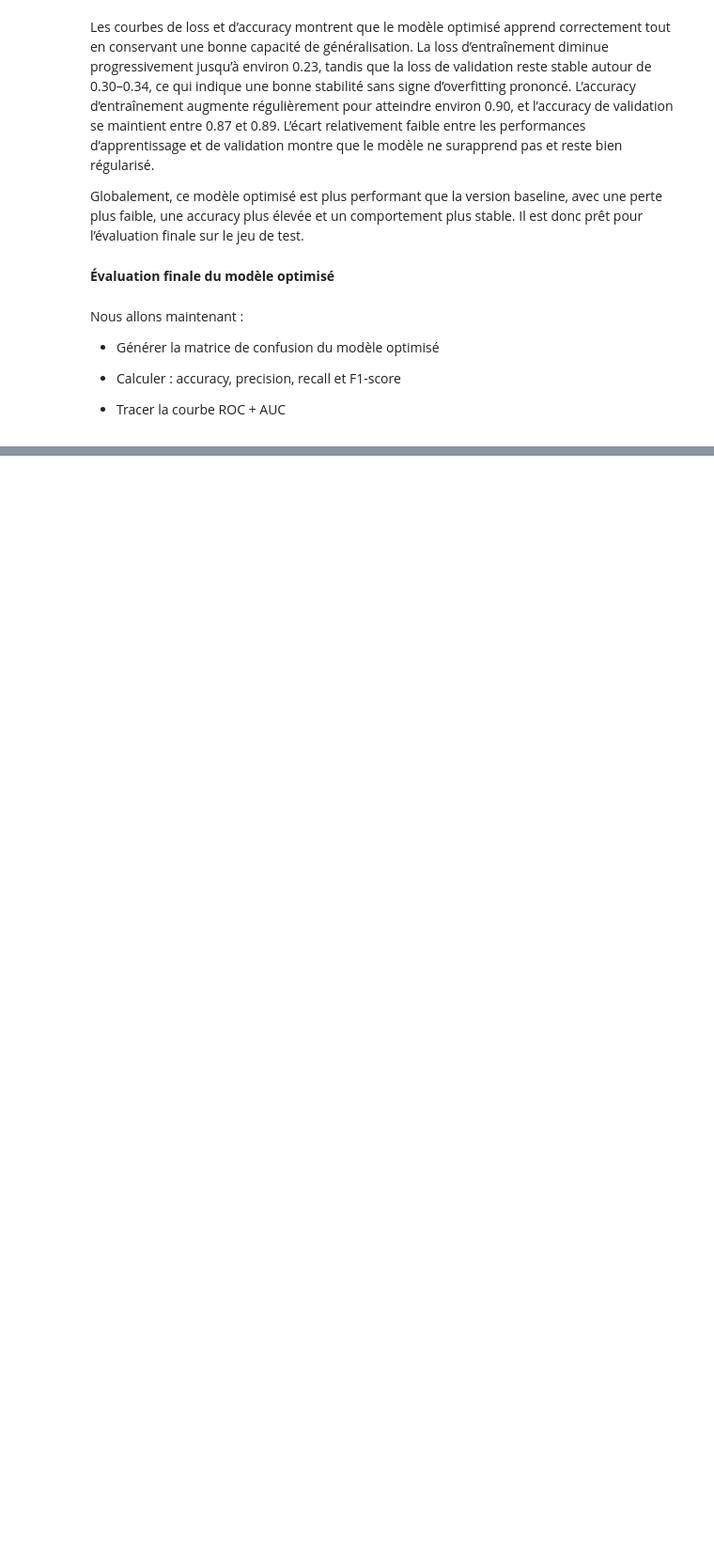
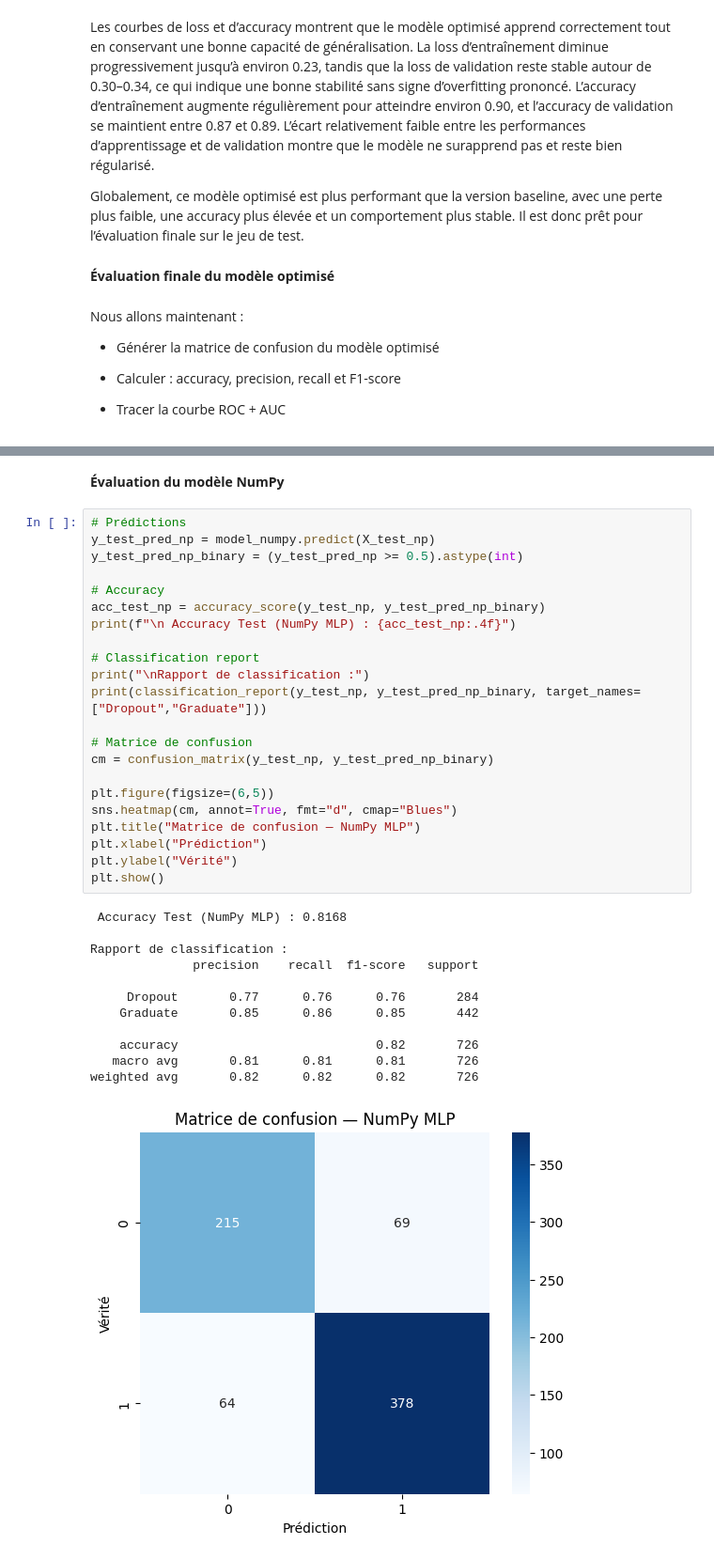
Before and after one commit to Hierogifle/ANN-playground, a Jupyter notebook: MLP_PROJET.ipynb, the cells around one changed output, grey strips where cells are left out. Shown at 94% size. Drawn from its saved outputs; the diff is of its cells as text; blank space fills up the shorter version.

```diff
--- a/MLP_PROJET.ipynb
+++ b/MLP_PROJET.ipynb
@@ -1510,0 +2017,37 @@ Comparer la performance et l’efficacité d’un MLP codé manuellement avec ce
+# %% [markdown]
+**Évaluation du modèle NumPy**
+# %%
+# Prédictions
+y_test_pred_np = model_numpy.predict(X_test_np)
+y_test_pred_np_binary = (y_test_pred_np >= 0.5).astype(int)
+
+# Accuracy
+acc_test_np = accuracy_score(y_test_np, y_test_pred_np_binary)
+print(f"\n Accuracy Test (NumPy MLP) : {acc_test_np:.4f}")
+
+# Classification report
+print("\nRapport de classification :")
+print(classification_report(y_test_np, y_test_pred_np_binary, target_names=["Dropout","Graduate"]))
+
+# Matrice de confusion
+cm = confusion_matrix(y_test_np, y_test_pred_np_binary)
+
+plt.figure(figsize=(6,5))
+sns.heatmap(cm, annot=True, fmt="d", cmap="Blues")
+plt.title("Matrice de confusion — NumPy MLP")
+plt.xlabel("Prédiction")
+plt.ylabel("Vérité")
+plt.show()
+# %% [output]
+ Accuracy Test (NumPy MLP) : 0.8168
+
+Rapport de classification :
+              precision    recall  f1-score   support
+
+     Dropout       0.77      0.76      0.76       284
+    Graduate       0.85      0.86      0.85       442
+
+    accuracy                           0.82       726
+   macro avg       0.81      0.81      0.81       726
+weighted avg       0.82      0.82      0.82       726
+[figure, added]
```
Also changed, not shown: parts of 50 cells of this notebook, 45 other files.
